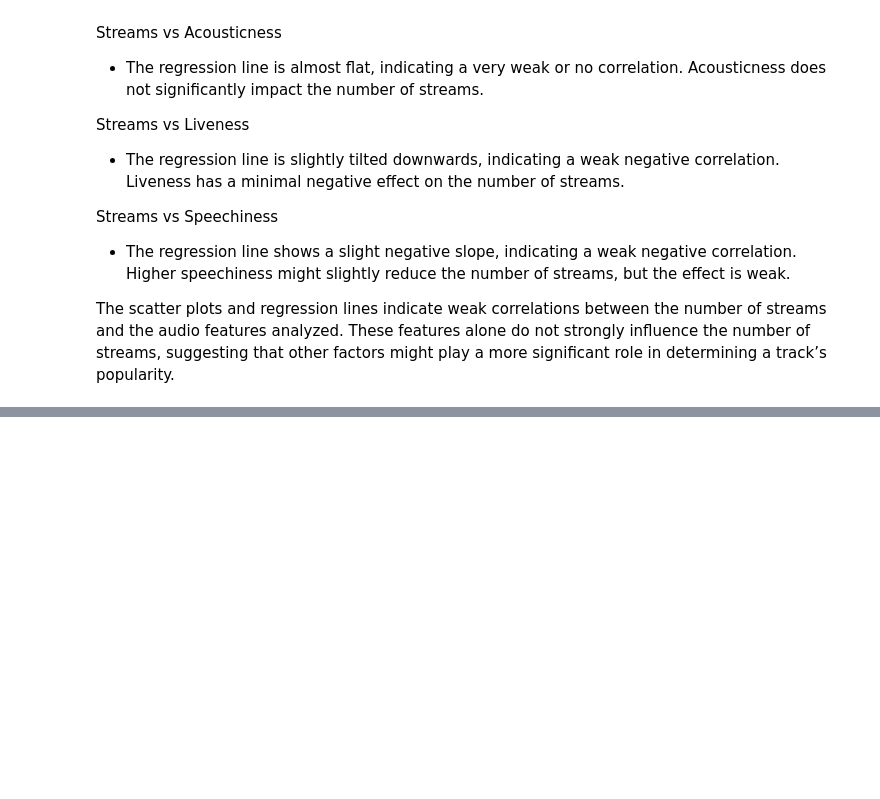
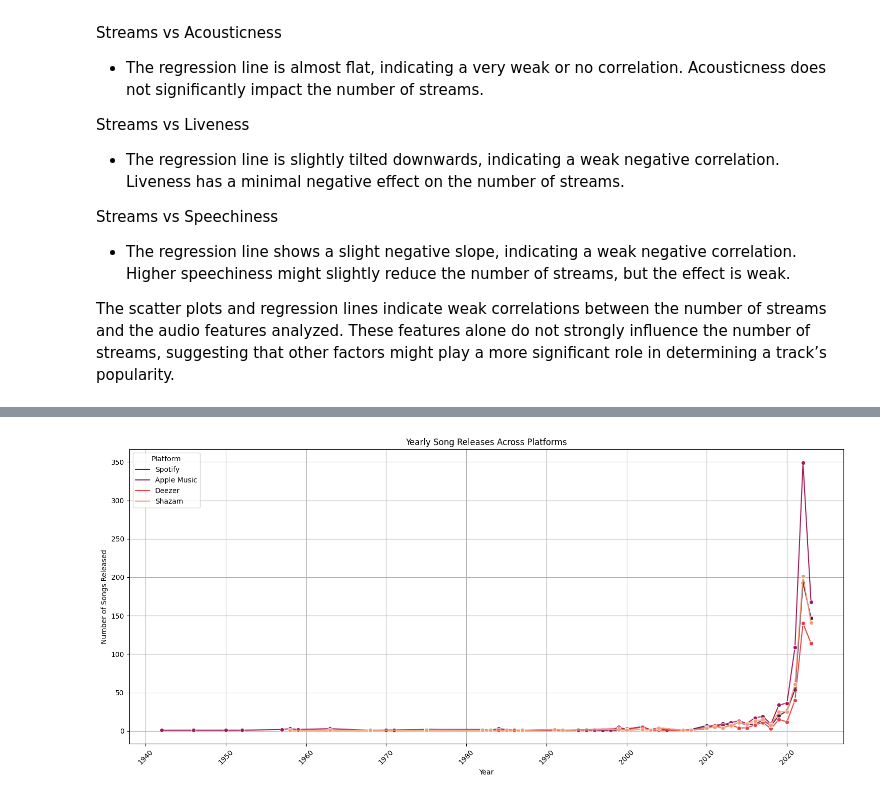
Before and after one commit to janaStani/CPA-MSSS, a Jupyter notebook: cross-platform-analysis.ipynb, the cells around one changed output, grey strips where cells are left out. Drawn from its saved outputs; the diff is of its cells as text; code cells hidden in the pictures; blank space fills up the shorter version.

```diff
--- a/cross-platform-analysis.ipynb
+++ b/cross-platform-analysis.ipynb
@@ -445,0 +492,30 @@ The scatter plots and regression lines indicate weak correlations between the nu
+# %%
+# Combine data from all platforms
+all_yearly_releases = []
+
+for platform, col in zip(platforms, platform_columns):
+    platform_df = df[df[col] > 0].copy()
+    platform_df['release_date_string'] = platform_df['released_year'].astype(str) + '-' + \
+                                        platform_df['released_month'].astype(str) + '-' + \
+                                        platform_df['released_day'].astype(str)
+    platform_df['release_date'] = pd.to_datetime(platform_df['release_date_string'], errors='coerce')
+    yearly_releases = platform_df['release_date'].dt.year.value_counts().sort_index()
+    yearly_releases_df = yearly_releases.reset_index()
+    yearly_releases_df.columns = ['Year', 'Number of Songs Released']
+    yearly_releases_df['Platform'] = platform
+    all_yearly_releases.append(yearly_releases_df)
+
+combined_yearly_releases_df = pd.concat(all_yearly_releases)
+
+# Plot combined data
+plt.figure(figsize=(15, 7))
+sns.lineplot(data=combined_yearly_releases_df, x='Year', y='Number of Songs Released', hue='Platform', marker='o', palette='rocket')
+plt.title('Yearly Song Releases Across Platforms')
+plt.xlabel('Year')
+plt.ylabel('Number of Songs Released')
+plt.xticks(rotation=45)
+plt.grid(True)
+plt.tight_layout()
+plt.show()
+# %% [output]
+[figure, added]
```
Also changed, not shown: parts of 7 cells of this notebook.
